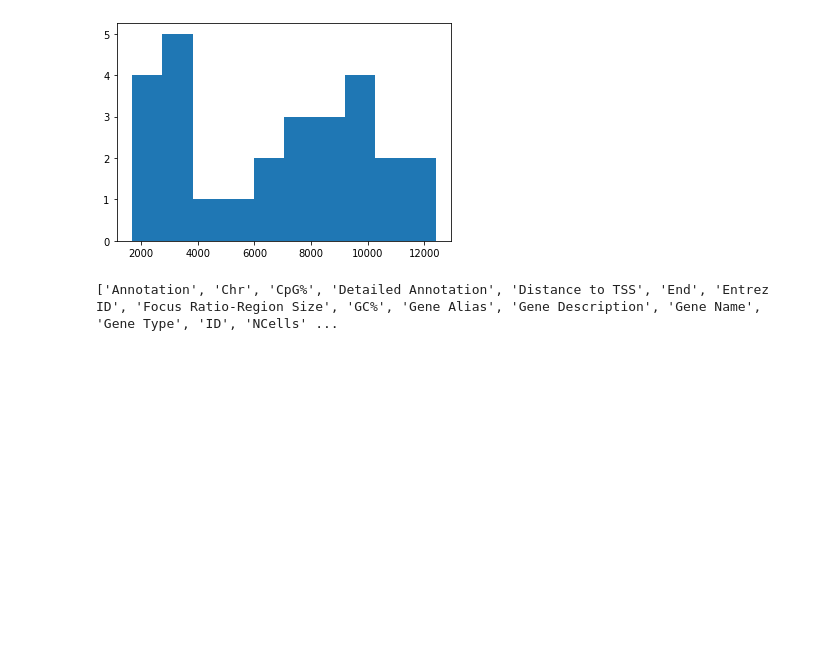
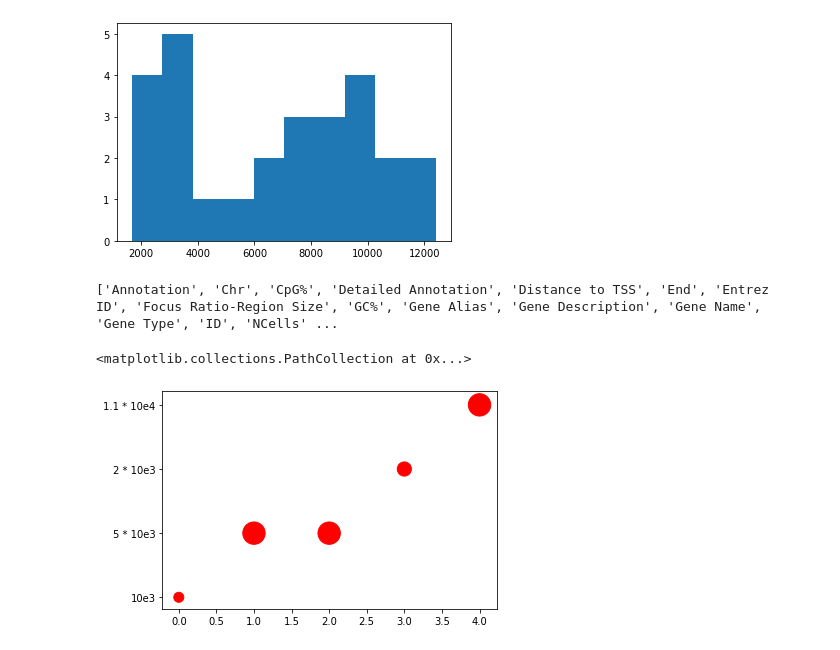
Before and after one commit to linnarsson-lab/chromograph, a Jupyter notebook: notebooks/Misc.ipynb, the cells around one changed output. Cells and saved outputs as stored; diff of their text form; code cells hidden in the pictures; blank space fills up the shorter version.

```diff
--- a/notebooks/Misc.ipynb
+++ b/notebooks/Misc.ipynb
@@ -853,3 +855,20 @@ with loompy.connect(f) as ds:
     print(ds.ra.keys())
 # %% [output]
 ['Annotation', 'Chr', 'CpG%', 'Detailed Annotation', 'Distance to TSS', 'End', 'Entrez ID', 'Focus Ratio-Region Size', 'GC%', 'Gene Alias', 'Gene Description', 'Gene Name', 'Gene Type', 'ID', 'NCells' ...
+# %%
+import numpy as np
+import pandas as pd
+
+# d = {'id': np.array([0,1,2,3,4]), 'scale': np.array(['10e3', '5 * 10e3', '10e4', '5 * 10e4', '10e5']), 'size': np.array([1000, 5000, 10000, 50000, 100000])}
+# d = {'id': np.array([0,1,2,3,4]), 'scale': np.array(['10e3', '5 * 10e3', '5 * 10e3', '2 * 10e3', '10e4']), 'size': np.array([1000, 5000, 5000, 2000, 10000])}
+# d = {'id': np.array([0,1,2,3,4]), 'scale': np.array(['10e3', '5 * 10e3', '5 * 10e3', '2 * 10e3', '9 * 10e3']), 'size': np.array([1000, 5000, 5000, 2000, 9000])}
+d = {'id': np.array([0,1,2,3,4]), 'scale': np.array(['10e3', '5 * 10e3', '5 * 10e3', '2 * 10e3', '1.1 * 10e4']), 'size': np.array([1000, 5000, 5000, 2000, 5000])}
+
+
+d['Bubble_size'] = d['size'] / 10
+
+df = pd.DataFrame.from_dict(d)
+plt.scatter('id', 'scale', c='red', s='Bubble_size', data=df)
+# %% [output]
+<matplotlib.collections.PathCollection at 0x...>
+[figure, added]
```
Also changed, not shown: parts of 3 cells of this notebook, 11 other files.
